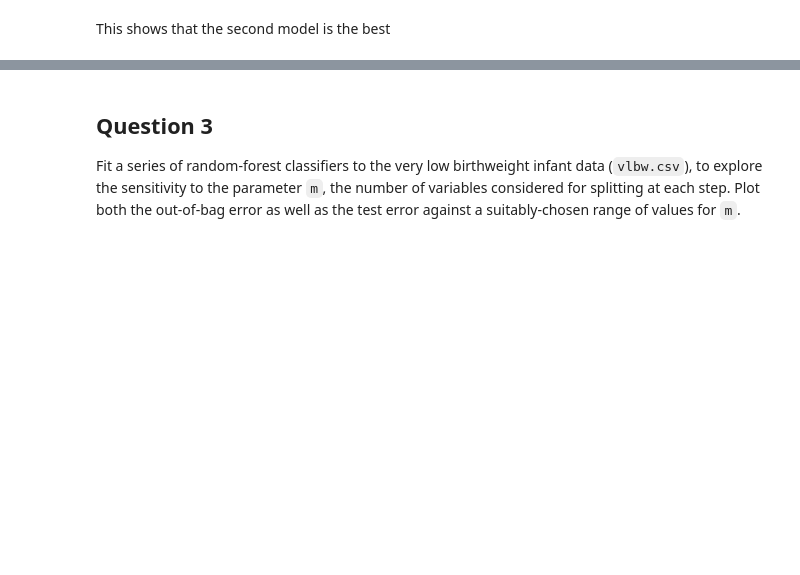
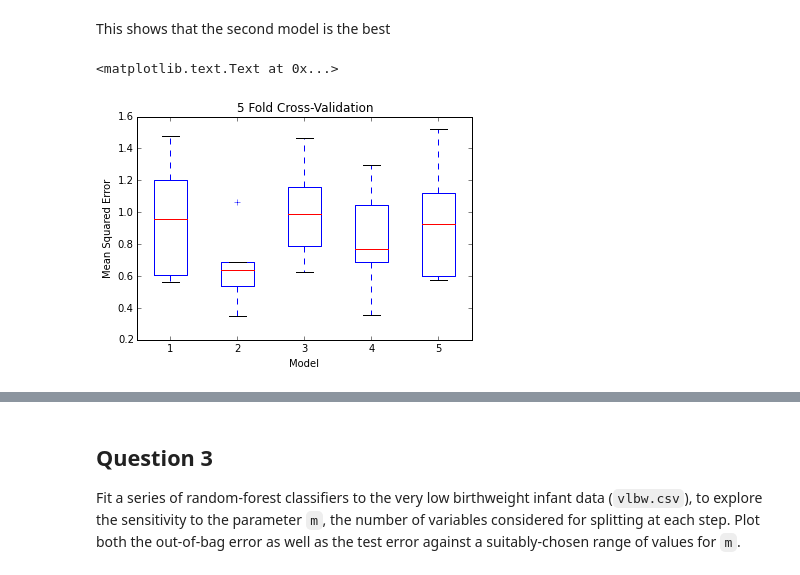
Before and after one commit to aplassard/Bios8366, a Jupyter notebook: homework/Homework 3.ipynb, the cells around one changed output, grey strips where cells are left out. Saved outputs shown, nothing was run; the diff lists cells and outputs as text; code cells hidden in the pictures; blank space fills up the shorter version.

```diff
--- a/homework/Homework 3.ipynb
+++ b/homework/Homework 3.ipynb
@@ -61,34 +182,36 @@ This shows that the second model is the best
 # %%
 from sklearn import cross_validation
 from sklearn import linear_model
 from sklearn import metrics
 # Switching to scikit-learn since that's more comfortable for me
 
 X = np.array(X)
 y = np.array(y)
 
 n_folds = 5
 kfold = cross_validation.KFold(X.shape[0],n_folds=n_folds,shuffle=True)
 scores = np.zeros([n_folds,models.shape[0]])
 n = 0
 for train,test in kfold:
     for i in range(models.shape[0]):
         X_train = X[train,:]
         X_train = X_train[:,models[i,:]]
         X_test = X[test,:]
         X_test = X_test[:,models[i,:]]
         y_train = y[train]
         y_test = y[test]
         model = linear_model.LinearRegression()
         model.fit(X_train,y_train)
         y_hat = model.predict(X_test)
         scores[n,i] = metrics.mean_squared_error(y_hat,y_test)
     n += 1
-plt.xkcd()
 plt.boxplot(scores)
 plt.ylabel('Mean Squared Error')
 plt.xlabel('Model')
 plt.title('5 Fold Cross-Validation')
+# %% [output]
+<matplotlib.text.Text at 0x...>
+[figure, added]
 # %%
 from sklearn import cross_validation
 from sklearn import linear_model
```
Also changed, not shown: parts of 24 cells of this notebook.
